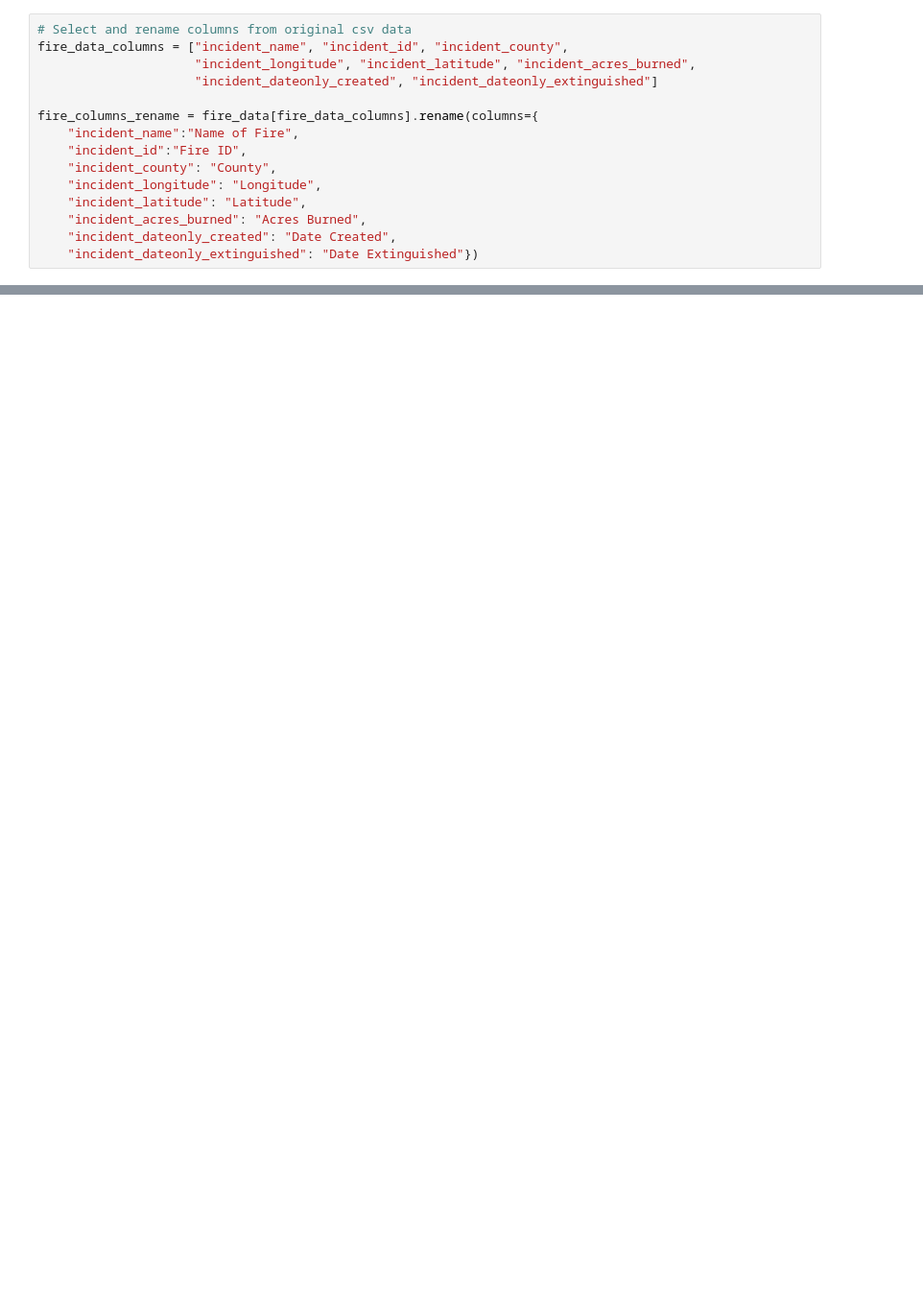
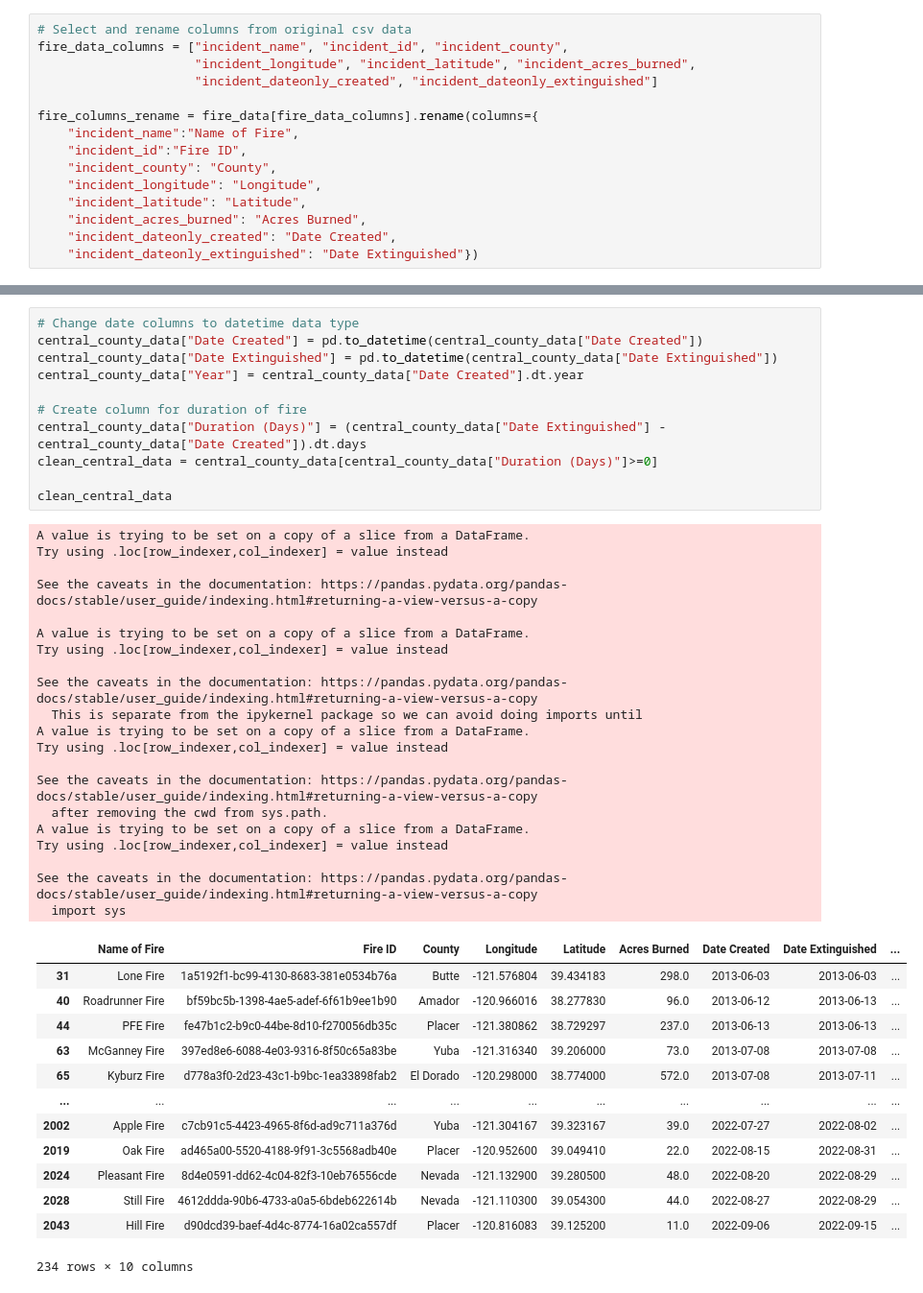
Before and after one commit to Jed-Miller/project1_group10, a Jupyter notebook: intial_fire_explore.ipynb, the cells around one changed output, grey strips where cells are left out. Shown at 96% size. Saved outputs shown, nothing was run; the diff lists cells and outputs as text; blank space fills up the shorter version.

```diff
--- a/intial_fire_explore.ipynb
+++ b/intial_fire_explore.ipynb
@@ -44,0 +62,45 @@ central_county_data
+# %%
+# Change date columns to datetime data type
+central_county_data["Date Created"] = pd.to_datetime(central_county_data["Date Created"])
+central_county_data["Date Extinguished"] = pd.to_datetime(central_county_data["Date Extinguished"])
+central_county_data["Year"] = central_county_data["Date Created"].dt.year
+
+# Create column for duration of fire
+central_county_data["Duration (Days)"] = (central_county_data["Date Extinguished"] - central_county_data["Date Created"]).dt.days
+clean_central_data = central_county_data[central_county_data["Duration (Days)"]>=0]
+
+clean_central_data
+# %% [output]
+A value is trying to be set on a copy of a slice from a DataFrame.
+Try using .loc[row_indexer,col_indexer] = value instead
+
+See the caveats in the documentation: https://pandas.pydata.org/pandas-docs/stable/user_guide/indexing.html#returning-a-view-versus-a-copy
+
+A value is trying to be set on a copy of a slice from a DataFrame.
+Try using .loc[row_indexer,col_indexer] = value instead
+
+See the caveats in the documentation: https://pandas.pydata.org/pandas-docs/stable/user_guide/indexing.html#returning-a-view-versus-a-copy
+  This is separate from the ipykernel package so we can avoid doing imports until
+A value is trying to be set on a copy of a slice from a DataFrame.
+Try using .loc[row_indexer,col_indexer] = value instead
+
+See the caveats in the documentation: https://pandas.pydata.org/pandas-docs/stable/user_guide/indexing.html#returning-a-view-versus-a-copy
+  after removing the cwd from sys.path.
+A value is trying to be set on a copy of a slice from a DataFrame.
+Try using .loc[row_indexer,col_indexer] = value instead
+
+See the caveats in the documentation: https://pandas.pydata.org/pandas-docs/stable/user_guide/indexing.html#returning-a-view-versus-a-copy
+  import sys
+|  | Name of Fire | Fire ID | County | Longitude | Latitude | Acres Burned | Date Created | Date Extinguished | ... |
+| 31 | Lone Fire | 1a5192f1-bc99-4130-8683-381e0534b76a | Butte | -121.576804 | 39.434183 | 298.0 | 2013-06-03 | 2013-06-03 | ... |
+| 40 | Roadrunner Fire | bf59bc5b-1398-4ae5-adef-6f61b9ee1b90 | Amador | -120.966016 | 38.277830 | 96.0 | 2013-06-12 | 2013-06-13 | ... |
+| 44 | PFE Fire | fe47b1c2-b9c0-44be-8d10-f270056db35c | Placer | -121.380862 | 38.729297 | 237.0 | 2013-06-13 | 2013-06-13 | ... |
+| 63 | McGanney Fire | 397ed8e6-6088-4e03-9316-8f50c65a83be | Yuba | -121.316340 | 39.206000 | 73.0 | 2013-07-08 | 2013-07-08 | ... |
+| 65 | Kyburz Fire | d778a3f0-2d23-43c1-b9bc-1ea33898fab2 | El Dorado | -120.298000 | 38.774000 | 572.0 | 2013-07-08 | 2013-07-11 | ... |
+| ... | ... | ... | ... | ... | ... | ... | ... | ... | ... |
+| 2002 | Apple Fire | c7cb91c5-4423-4965-8f6d-ad9c711a376d | Yuba | -121.304167 | 39.323167 | 39.0 | 2022-07-27 | 2022-08-02 | ... |
+| 2019 | Oak Fire | ad465a00-5520-4188-9f91-3c5568adb40e | Placer | -120.952600 | 39.049410 | 22.0 | 2022-08-15 | 2022-08-31 | ... |
+| 2024 | Pleasant Fire | 8d4e0591-dd62-4c04-82f3-10eb76556cde | Nevada | -121.132900 | 39.280500 | 48.0 | 2022-08-20 | 2022-08-29 | ... |
+| 2028 | Still Fire | 4612ddda-90b6-4733-a0a5-6bdeb622614b | Nevada | -121.110300 | 39.054300 | 44.0 | 2022-08-27 | 2022-08-29 | ... |
+| 2043 | Hill Fire | d90dcd39-baef-4d4c-8774-16a02ca557df | Placer | -120.816083 | 39.125200 | 11.0 | 2022-09-06 | 2022-09-15 | ... |
+234 rows × 10 columns
```
Also changed, not shown: parts of 6 cells of this notebook.
